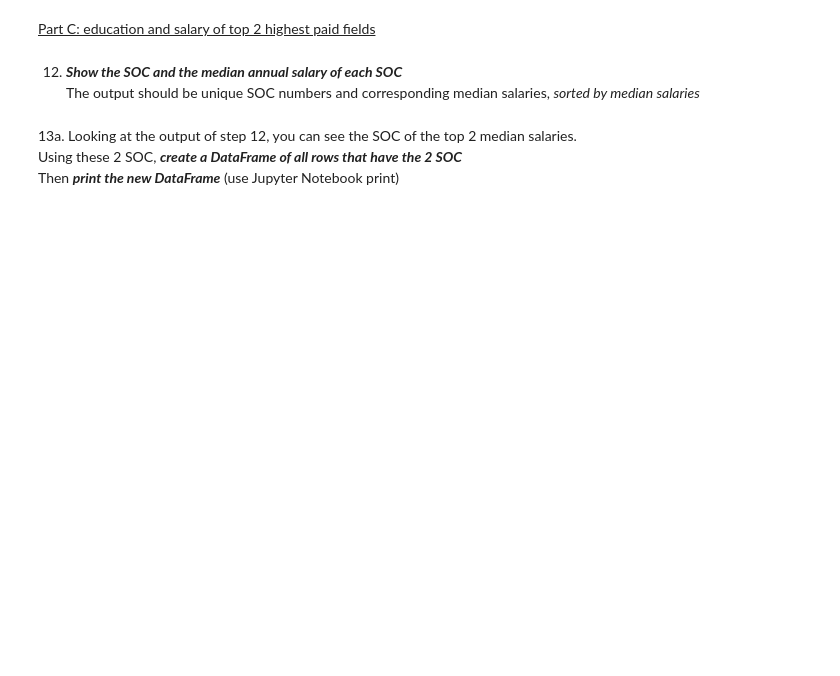
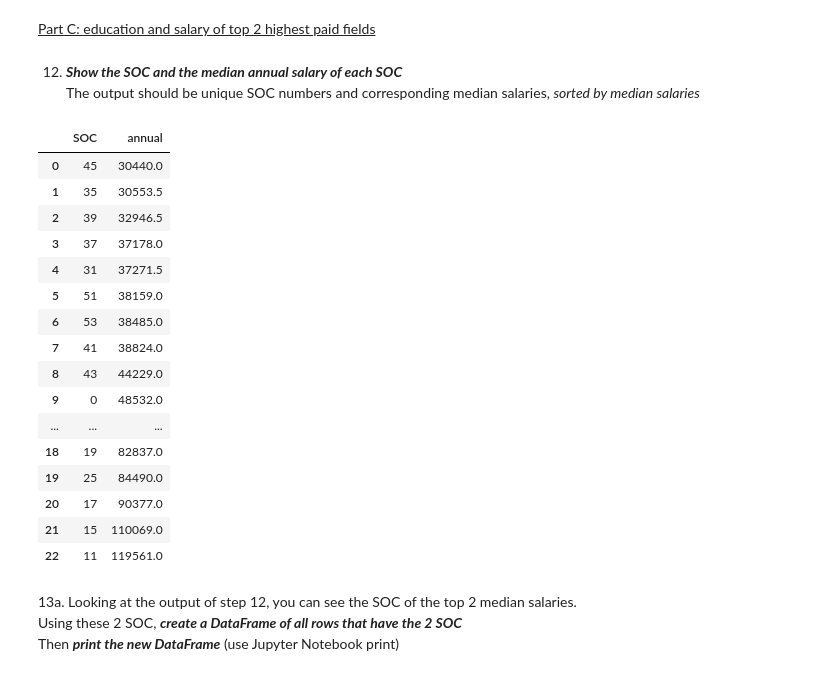
Before and after one commit to Pratyush-Shanbhag/Introduction_To_Data_Science, a Jupyter notebook: Lab_2/lab2.ipynb, the cells around one changed output. Cells and saved outputs as stored; diff of their text form; code cells hidden in the pictures; blank space fills up the shorter version.

```diff
--- a/Lab_2/lab2.ipynb
+++ b/Lab_2/lab2.ipynb
@@ -292,6 +330,27 @@ The trend seems to be that the higher your education, the higher the annual sala
 # %% [markdown]
 12. ***Show the SOC and the median annual salary of each SOC***<br>
 The output should be unique SOC numbers and corresponding median salaries, _sorted by median salaries_
+# %%
+soc_salary_df = data.groupby(["SOC"])["annual"].median().reset_index().sort_values(by="annual", ignore_index=True)
+soc_salary_df
+# %% [output]
+|  | SOC | annual |
+| 0 | 45 | 30440.0 |
+| 1 | 35 | 30553.5 |
+| 2 | 39 | 32946.5 |
+| 3 | 37 | 37178.0 |
+| 4 | 31 | 37271.5 |
+| 5 | 51 | 38159.0 |
+| 6 | 53 | 38485.0 |
+| 7 | 41 | 38824.0 |
+| 8 | 43 | 44229.0 |
+| 9 | 0 | 48532.0 |
+| ... | ... | ... |
+| 18 | 19 | 82837.0 |
+| 19 | 25 | 84490.0 |
+| 20 | 17 | 90377.0 |
+| 21 | 15 | 110069.0 |
+| 22 | 11 | 119561.0 |
 # %% [markdown]
 13a. Looking at the output of step 12, you can see the SOC of the top 2 median salaries.<br>
 Using these 2 SOC, ***create a DataFrame of all rows that have the 2 SOC***<br>
```
Also changed, not shown: parts of 10 cells of this notebook.
